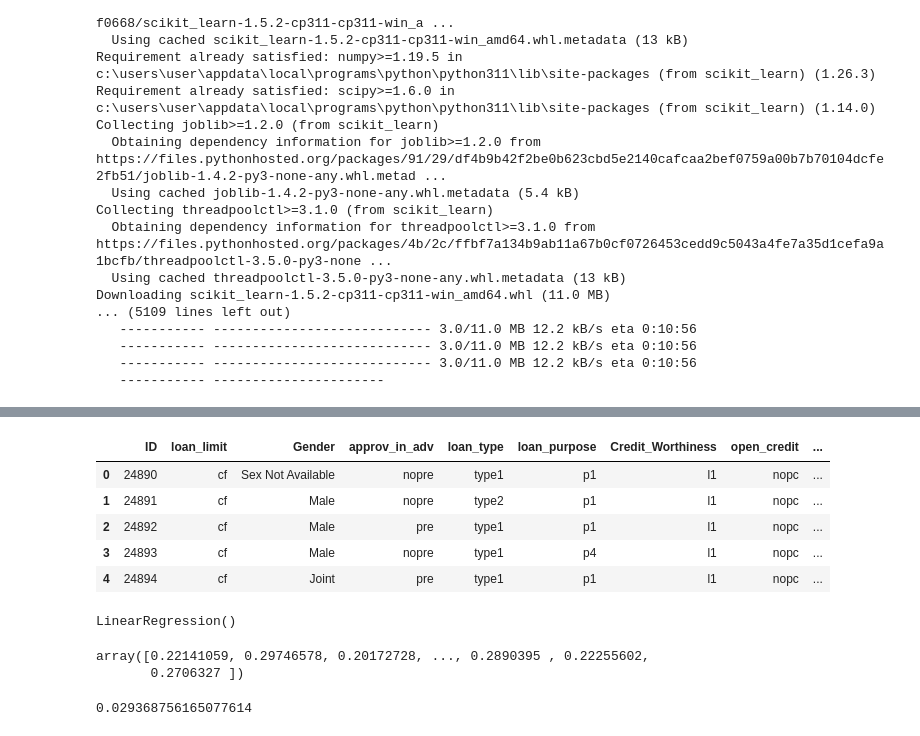
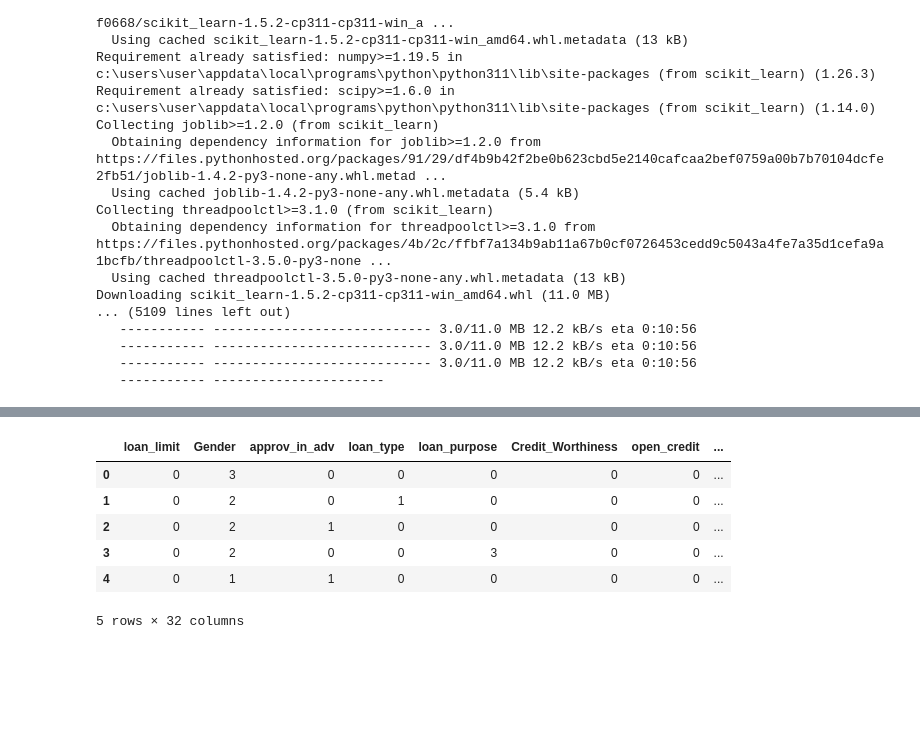
Before and after one commit to MithamoMorgan/Loan_Default_Prediction, a Jupyter notebook: Predictive_Model.ipynb, the cells around one changed output, grey strips where cells are left out. Drawn from its saved outputs; the diff is of its cells as text; code cells hidden in the pictures; blank space fills up the shorter version.

```diff
--- a/Regression_Predictive_Model.ipynb
+++ b/Predictive_Model.ipynb
@@ -28,16 +35,3 @@ from sklearn.linear_model import LinearRegression
 # %%
 # Load the dataset
 df = pd.read_csv('Clean_data.csv')
-# %%
-# Display all columns
-pd.set_option('display.max_columns', None)
-
-# Read the first 5 rows
-df.head()
-# %% [output]
-|  | ID | loan_limit | Gender | approv_in_adv | loan_type | loan_purpose | Credit_Worthiness | open_credit | ... |
-| 0 | 24890 | cf | Sex Not Available | nopre | type1 | p1 | l1 | nopc | ... |
-| 1 | 24891 | cf | Male | nopre | type2 | p1 | l1 | nopc | ... |
-| 2 | 24892 | cf | Male | pre | type1 | p1 | l1 | nopc | ... |
-| 3 | 24893 | cf | Male | nopre | type1 | p4 | l1 | nopc | ... |
-| 4 | 24894 | cf | Joint | pre | type1 | p1 | l1 | nopc | ... |
@@ -54,18 +38,25 @@ X_train, X_test, y_train, y_test = train_test_split(X, y, test_size = 0.3, rando
-# %%
-# Train the model
-model = LinearRegression()
-model.fit(X_train, y_train)
-# %% [output]
-LinearRegression()
-# %%
-# Predict
-pred = model.predict(X_test)
-pred
-# %% [output]
-array([0.22141059, 0.29746578, 0.20172728, ..., 0.2890395 , 0.22255602,
-       0.2706327 ])
-# %%
-# Check model accuracy
-model.score(X_test, y_test)
-# %% [output]
-0.029368756165077614
+# %%
+# Drop the ID column
+df.drop(columns = ['ID'], inplace = True)
+# %%
+# Label Encoding for categorical datasets
+
+#Select categorical columns
+categorical_columns = df.select_dtypes(include = 'O').columns
+
+# Initialize LabelEncoder instance
+label_encoder = LabelEncoder()
+
+for column in categorical_columns:
+    df[column] = label_encoder.fit_transform(df[column])
+
+# Display the df
+df.head()
+# %% [output]
+|  | loan_limit | Gender | approv_in_adv | loan_type | loan_purpose | Credit_Worthiness | open_credit | ... |
+| 0 | 0 | 3 | 0 | 0 | 0 | 0 | 0 | ... |
+| 1 | 0 | 2 | 0 | 1 | 0 | 0 | 0 | ... |
+| 2 | 0 | 2 | 1 | 0 | 0 | 0 | 0 | ... |
+| 3 | 0 | 2 | 0 | 0 | 3 | 0 | 0 | ... |
+| 4 | 0 | 1 | 1 | 0 | 0 | 0 | 0 | ... |
+5 rows × 32 columns
```
Also changed, not shown: parts of 6 cells of this notebook.
